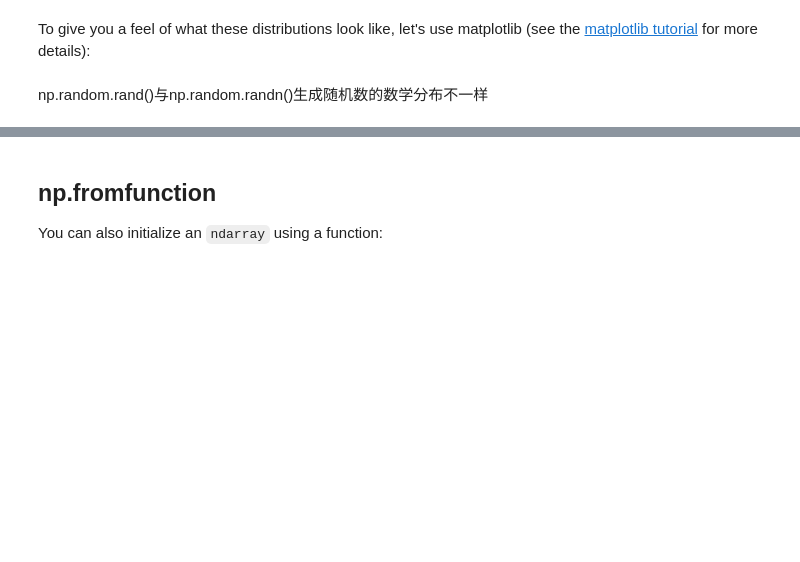
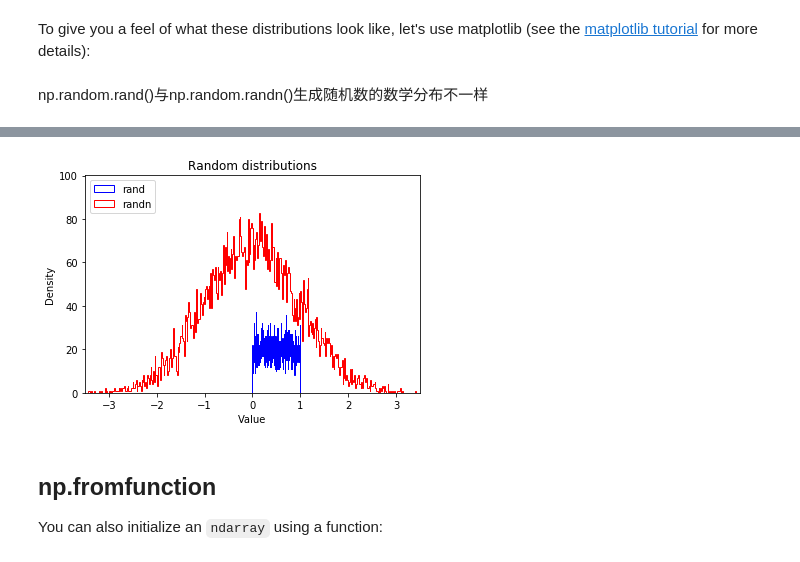
Before and after one commit to fangkun119/handson-ml, a Jupyter notebook: tools_numpy.ipynb, the cells around one changed output, grey strips where cells are left out. Cells and saved outputs as stored; diff of their text form; code cells hidden in the pictures; blank space fills up the shorter version.

```diff
--- a/tools_numpy.ipynb
+++ b/tools_numpy.ipynb
@@ -197,3 +226,23 @@ plt.show()
+# %%
+# x = np.random.rand(100000)
+# density = False:  纵坐标为样本数量
+# bins = 500: 500根柱子
+# histtype = bar(条形直方图), barstacked(堆叠的条形直方图), step(默认未填充的线图), stepfilled(默认填充的线图)
+plt.hist(np.random.rand(10000),  density=False, bins=500, histtype="step", color="blue", label="rand" )
+plt.hist(np.random.randn(10000), density=False, bins=500, histtype="step", color="red",  label="randn")
+
+# 图的坐标取值范围
+plt.axis([-3.5, 3.5, 0, 100.1])
+# 图例显示位置
+plt.legend(loc = "upper left")
+# 标题及坐标轴名称
+plt.title("Random distributions")
+plt.xlabel("Value")
+plt.ylabel("Density")
+# 绘图
+plt.show()
+# %% [output]
+[figure, added]
 # %% [markdown]
 ## np.fromfunction
 You can also initialize an `ndarray` using a function:
```
Also changed, not shown: parts of 225 cells of this notebook.
